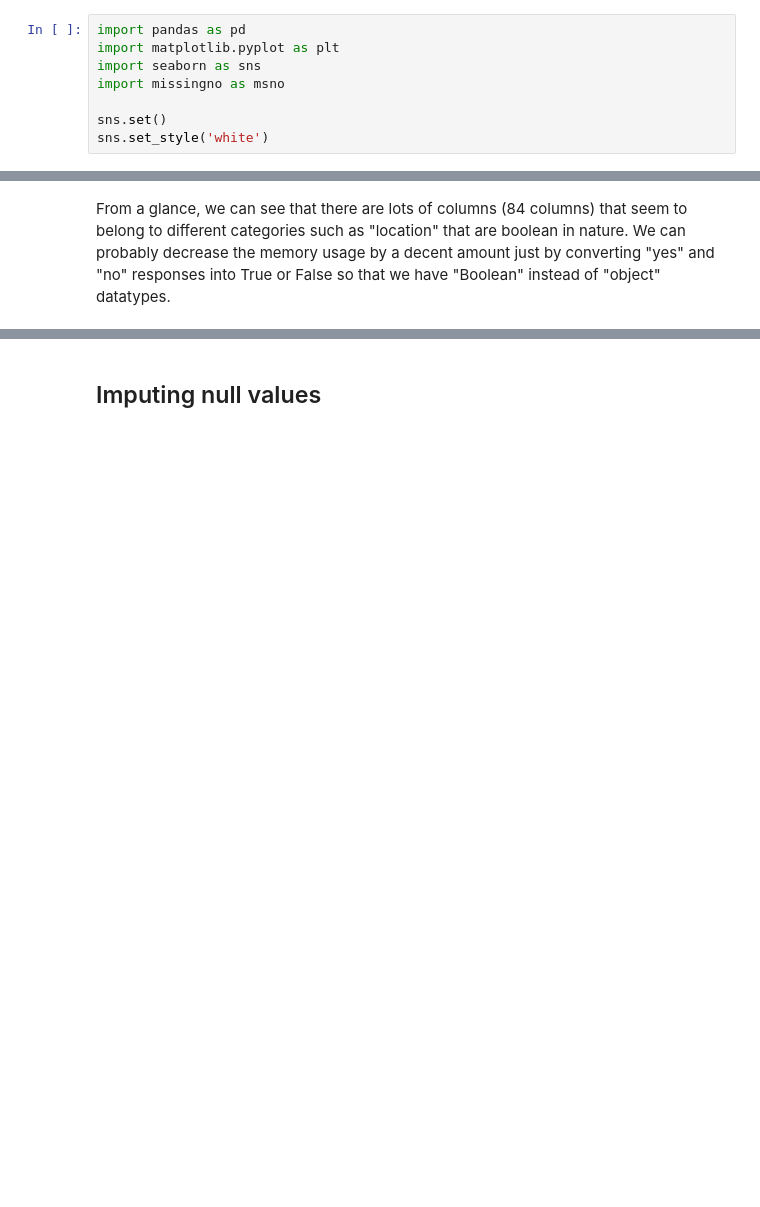
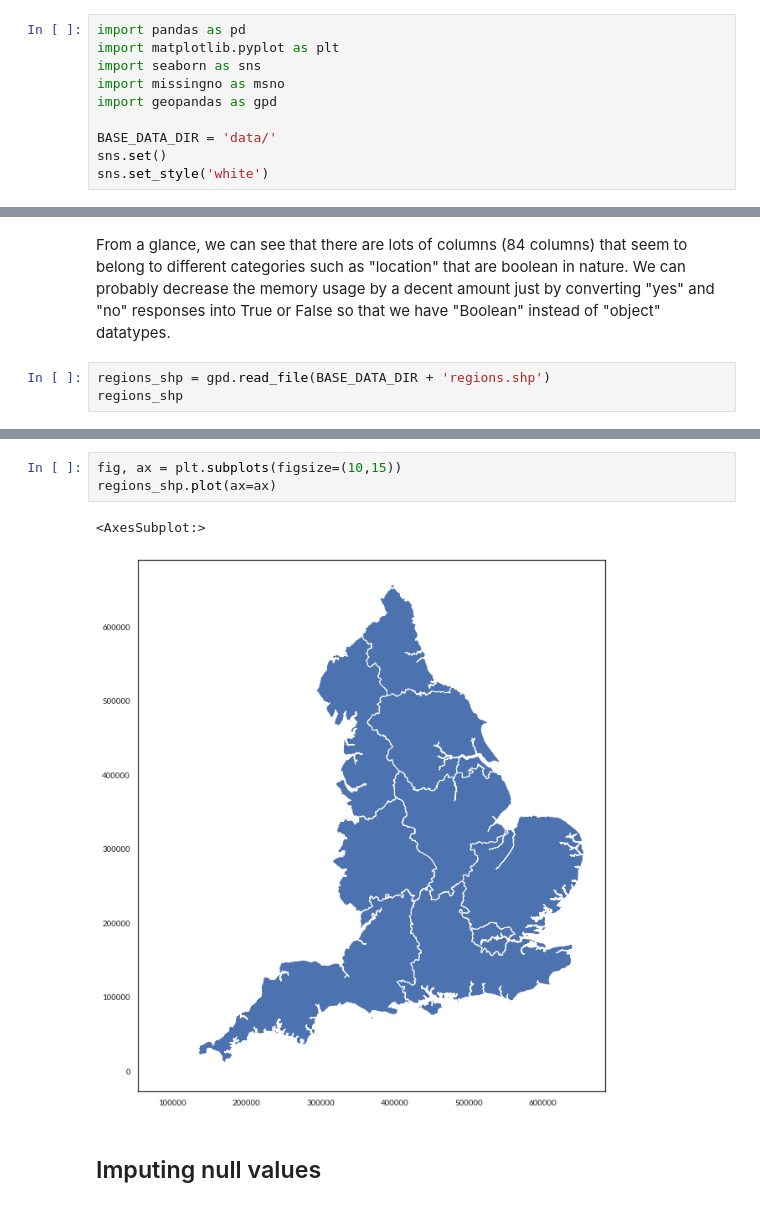
Before and after one commit to HelloWorld183L/EDA_Work, a Jupyter notebook: EDA_Police_Use_Of_Force.ipynb, the cells around one changed output, grey strips where cells are left out. Cells and saved outputs as stored; diff of their text form; blank space fills up the shorter version.

```diff
--- a/EDA_Police_Use_Of_Force.ipynb
+++ b/EDA_Police_Use_Of_Force.ipynb
@@ -5,7 +5,9 @@ import pandas as pd
 import matplotlib.pyplot as plt
 import seaborn as sns
 import missingno as msno
+import geopandas as gpd
 
+BASE_DATA_DIR = 'data/'
 sns.set()
 sns.set_style('white')
 # %% [markdown]
@@ -84,3 +88,6 @@ dtypes: object(84)
 memory usage: 360.3+ MB
 # %% [markdown]
 From a glance, we can see that there are lots of columns (84 columns) that seem to belong to different categories such as "location" that are boolean in nature. We can probably decrease the memory usage by a decent amount just by converting "yes" and "no" responses into True or False so that we have "Boolean" instead of "object" datatypes.
+# %%
+regions_shp = gpd.read_file(BASE_DATA_DIR + 'regions.shp')
+regions_shp
@@ -87,3 +105,9 @@ From a glance, we can see that there are lots of columns (84 columns) that seem
+# %%
+fig, ax = plt.subplots(figsize=(10,15))
+regions_shp.plot(ax=ax)
+# %% [output]
+<AxesSubplot:>
+[figure, added]
 # %% [markdown]
 ## Imputing null values
 # %%
```
Also changed, not shown: parts of 11 cells of this notebook.
